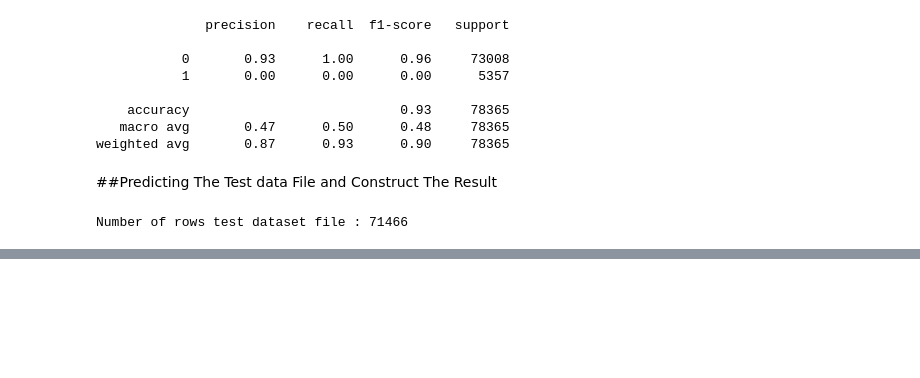
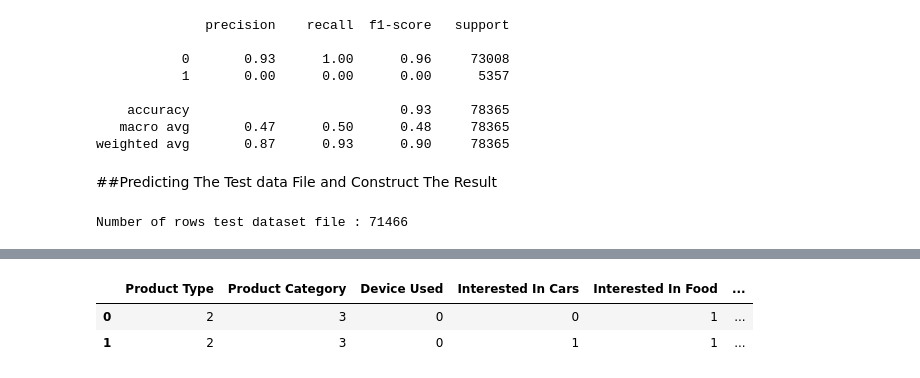
Before and after one commit to irawan09/Click_Prediction, a Jupyter notebook: GNB_Scikit_Learn.ipynb, the cells around one changed output, grey strips where cells are left out. Saved outputs shown, nothing was run; the diff lists cells and outputs as text; code cells hidden in the pictures; blank space fills up the shorter version.

```diff
--- a/GNB_Scikit_Learn.ipynb
+++ b/GNB_Scikit_Learn.ipynb
@@ -221,0 +251,6 @@ data_test.head(3)
+# %%
+prob_dataset.head(2)
+# %% [output]
+|  | Product Type | Product Category | Device Used | Interested In Cars | Interested In Food | ... |
+| 0 | 2 | 3 | 0 | 0 | 1 | ... |
+| 1 | 2 | 3 | 0 | 1 | 1 | ... |
```
Also changed, not shown: parts of 16 cells of this notebook.
